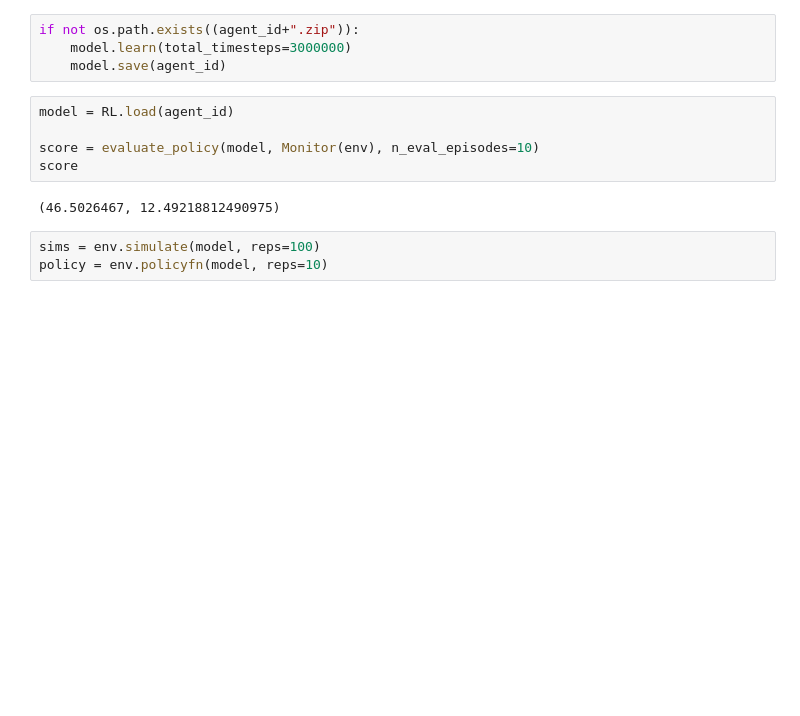
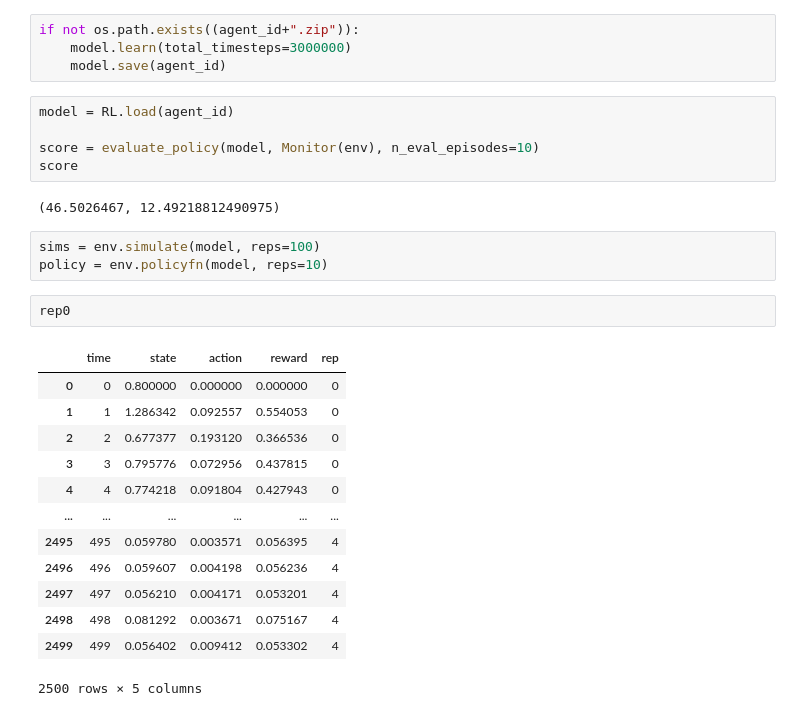
Before and after one commit to cboettig/rl-tipping-points, a Jupyter notebook: TD3-conservation-v6.ipynb, the cells around one changed output. Saved outputs shown, nothing was run; the diff lists cells and outputs as text; blank space fills up the shorter version.

```diff
--- a/TD3-conservation-v6.ipynb
+++ b/TD3-conservation-v6.ipynb
@@ -59,3 +55,19 @@ score
 # %%
 sims = env.simulate(model, reps=100)
 policy = env.policyfn(model, reps=10)
+# %%
+rep0
+# %% [output]
+|  | time | state | action | reward | rep |
+| 0 | 0 | 0.800000 | 0.000000 | 0.000000 | 0 |
+| 1 | 1 | 1.286342 | 0.092557 | 0.554053 | 0 |
+| 2 | 2 | 0.677377 | 0.193120 | 0.366536 | 0 |
+| 3 | 3 | 0.795776 | 0.072956 | 0.437815 | 0 |
+| 4 | 4 | 0.774218 | 0.091804 | 0.427943 | 0 |
+| ... | ... | ... | ... | ... | ... |
+| 2495 | 495 | 0.059780 | 0.003571 | 0.056395 | 4 |
+| 2496 | 496 | 0.059607 | 0.004198 | 0.056236 | 4 |
+| 2497 | 497 | 0.056210 | 0.004171 | 0.053201 | 4 |
+| 2498 | 498 | 0.081292 | 0.003671 | 0.075167 | 4 |
+| 2499 | 499 | 0.056402 | 0.009412 | 0.053302 | 4 |
+2500 rows × 5 columns
```
Also changed, not shown: parts of 5 cells of this notebook, 1 other file.
